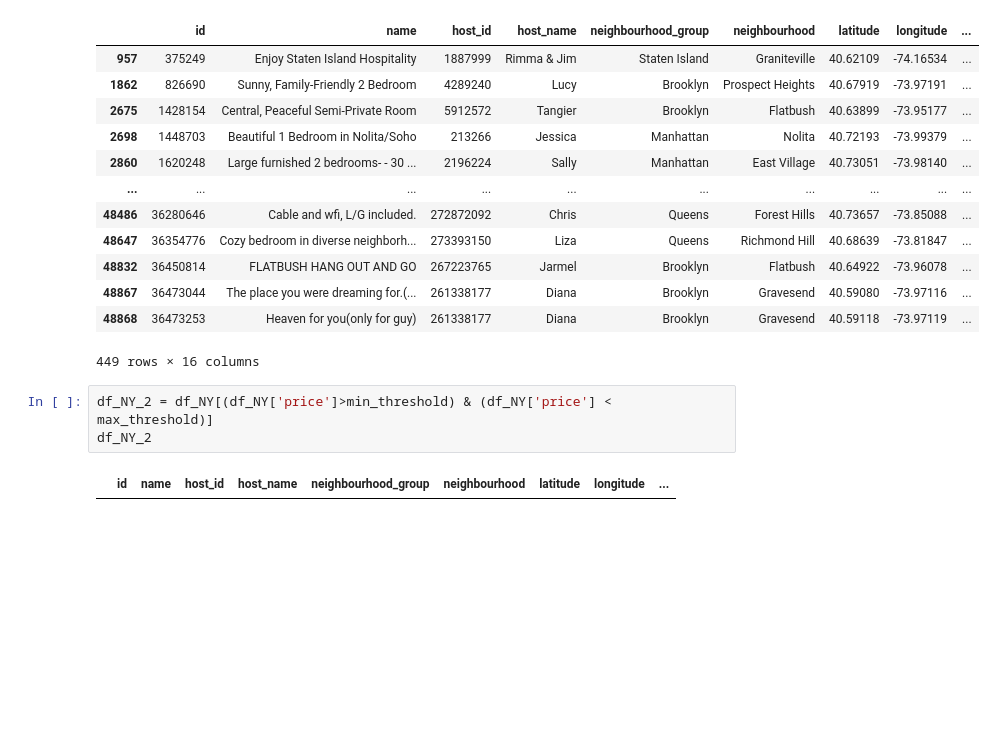
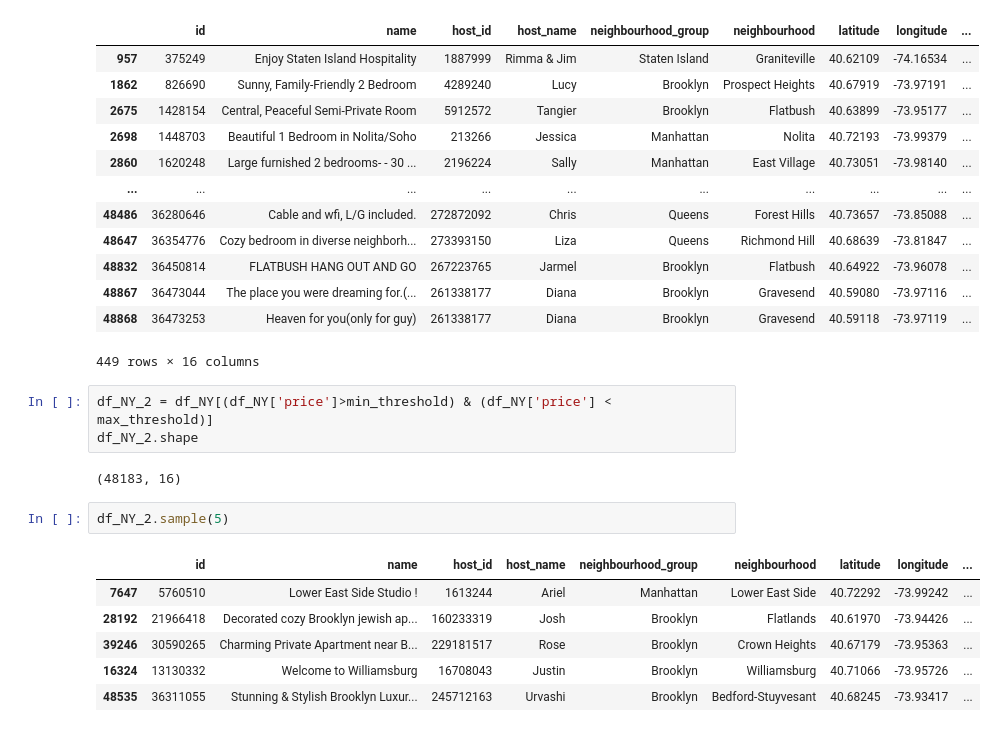
Before and after one commit to rhodapang/Python-Project, a Jupyter notebook: Data Science Feature Engineering by Python.ipynb, the cells around one changed output. Cells and saved outputs as stored; diff of their text form; blank space fills up the shorter version.

```diff
--- a/Data Science Feature Engineering by Python.ipynb
+++ b/Data Science Feature Engineering by Python.ipynb
@@ -213,6 +213,15 @@ df_NY[(df_NY['price']<min_threshold) |(df_NY['price'] > max_threshold)]
 449 rows × 16 columns
 # %%
 df_NY_2 = df_NY[(df_NY['price']>min_threshold) & (df_NY['price'] < max_threshold)]
-df_NY_2
+df_NY_2.shape
 # %% [output]
-|  | id | name | host_id | host_name | neighbourhood_group | neighbourhood | latitude | longitude | ... |
+(48183, 16)
+# %%
+df_NY_2.sample(5)
+# %% [output]
+|  | id | name | host_id | host_name | neighbourhood_group | neighbourhood | latitude | longitude | ... |
+| 7647 | 5760510 | Lower East Side Studio ! | 1613244 | Ariel | Manhattan | Lower East Side | 40.72292 | -73.99242 | ... |
+| 28192 | 21966418 | Decorated cozy Brooklyn jewish ap... | 160233319 | Josh | Brooklyn | Flatlands | 40.61970 | -73.94426 | ... |
+| 39246 | 30590265 | Charming Private Apartment near B... | 229181517 | Rose | Brooklyn | Crown Heights | 40.67179 | -73.95363 | ... |
+| 16324 | 13130332 | Welcome to Williamsburg | 16708043 | Justin | Brooklyn | Williamsburg | 40.71066 | -73.95726 | ... |
+| 48535 | 36311055 | Stunning & Stylish Brooklyn Luxur... | 245712163 | Urvashi | Brooklyn | Bedford-Stuyvesant | 40.68245 | -73.93417 | ... |
```
Also changed, not shown: parts of 1 cell of this notebook.
